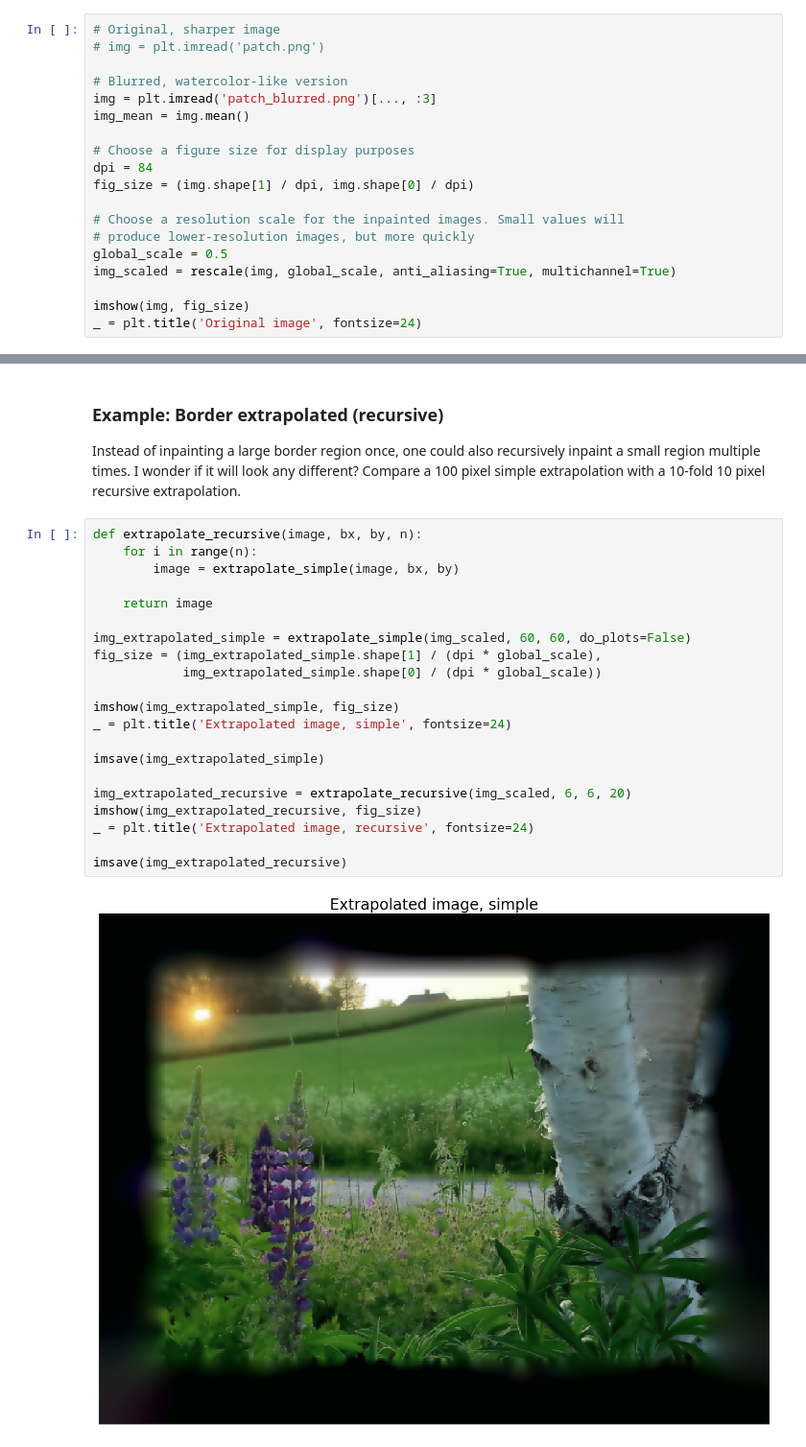
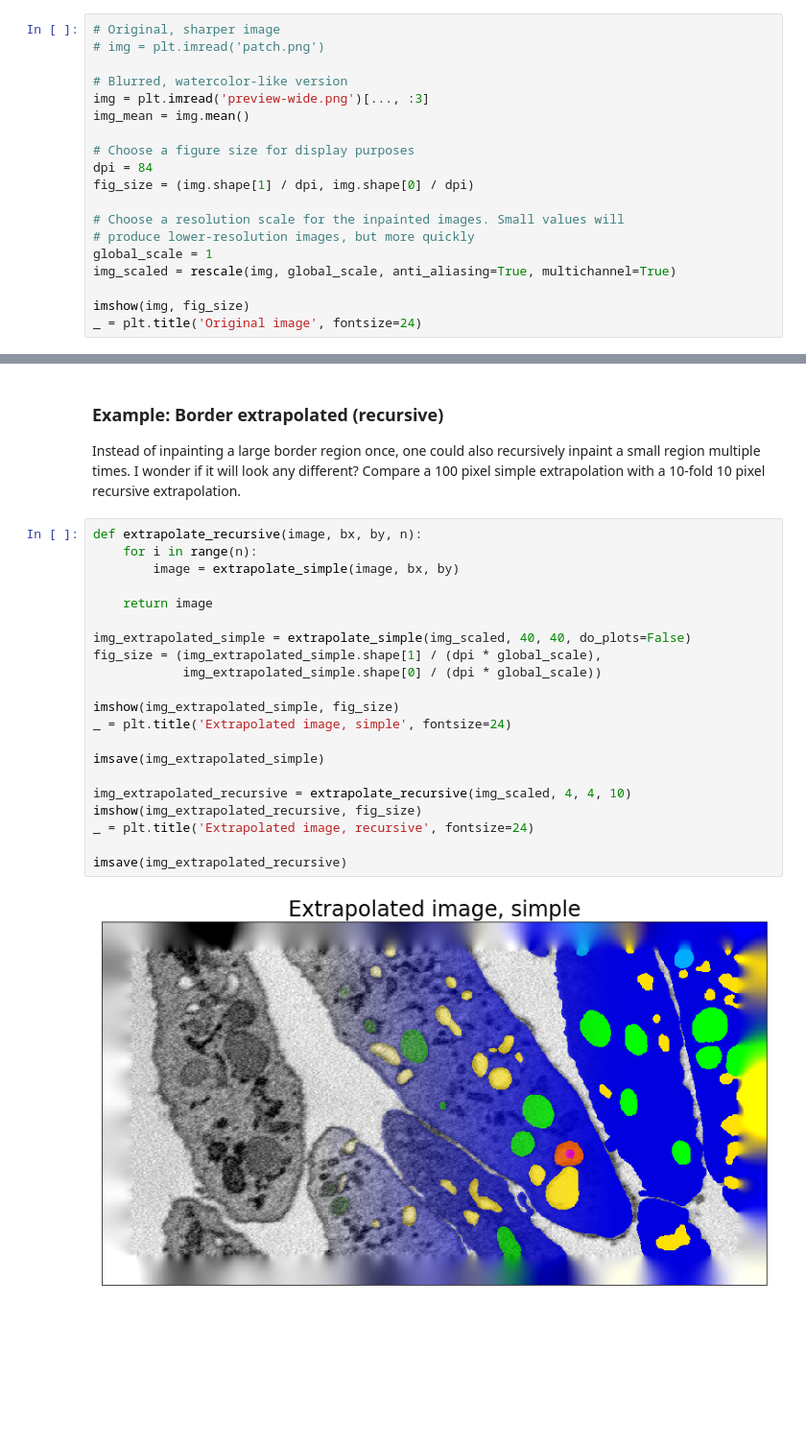
Before and after one commit to heyitsguay/heyitsguay.github.io, a Jupyter notebook: _posts/2019/Image Extrapolation Part 1/image-inpainting.ipynb, the cells around one changed output, grey strips where cells are left out. Shown at 96% size. Cells and saved outputs as stored; diff of their text form; blank space fills up the shorter version.

```diff
--- a/_posts/2019/Image Extrapolation Part 1/image-inpainting.ipynb
+++ b/_posts/2019/Image Extrapolation Part 1/image-inpainting.ipynb
@@ -29,7 +29,7 @@ Load an image from disk. We will mask portions of it and try to inpaint them.
 # img = plt.imread('patch.png')
 
 # Blurred, watercolor-like version
-img = plt.imread('patch_blurred.png')[..., :3]
+img = plt.imread('preview-wide.png')[..., :3]
 img_mean = img.mean()
 
 # Choose a figure size for display purposes
@@ -38,7 +38,7 @@ fig_size = (img.shape[1] / dpi, img.shape[0] / dpi)
 
 # Choose a resolution scale for the inpainted images. Small values will
 # produce lower-resolution images, but more quickly
-global_scale = 0.5
+global_scale = 1
 img_scaled = rescale(img, global_scale, anti_aliasing=True, multichannel=True)
 
 imshow(img, fig_size)
@@ -189,23 +185,23 @@ Instead of inpainting a large border region once, one could also recursively inp
 # %%
 def extrapolate_recursive(image, bx, by, n):
     for i in range(n):
         image = extrapolate_simple(image, bx, by)
 
     return image
 
-img_extrapolated_simple = extrapolate_simple(img_scaled, 60, 60, do_plots=False)
+img_extrapolated_simple = extrapolate_simple(img_scaled, 40, 40, do_plots=False)
 fig_size = (img_extrapolated_simple.shape[1] / (dpi * global_scale),
             img_extrapolated_simple.shape[0] / (dpi * global_scale))
 
 imshow(img_extrapolated_simple, fig_size)
 _ = plt.title('Extrapolated image, simple', fontsize=24)
 
 imsave(img_extrapolated_simple)
 
-img_extrapolated_recursive = extrapolate_recursive(img_scaled, 6, 6, 20)
+img_extrapolated_recursive = extrapolate_recursive(img_scaled, 4, 4, 10)
 imshow(img_extrapolated_recursive, fig_size)
 _ = plt.title('Extrapolated image, recursive', fontsize=24)
 
 imsave(img_extrapolated_recursive)
 # %% [output]
-[figure, old version]
+[figure, new version]
```
Also changed, not shown: parts of 5 cells of this notebook, 8 other files.
